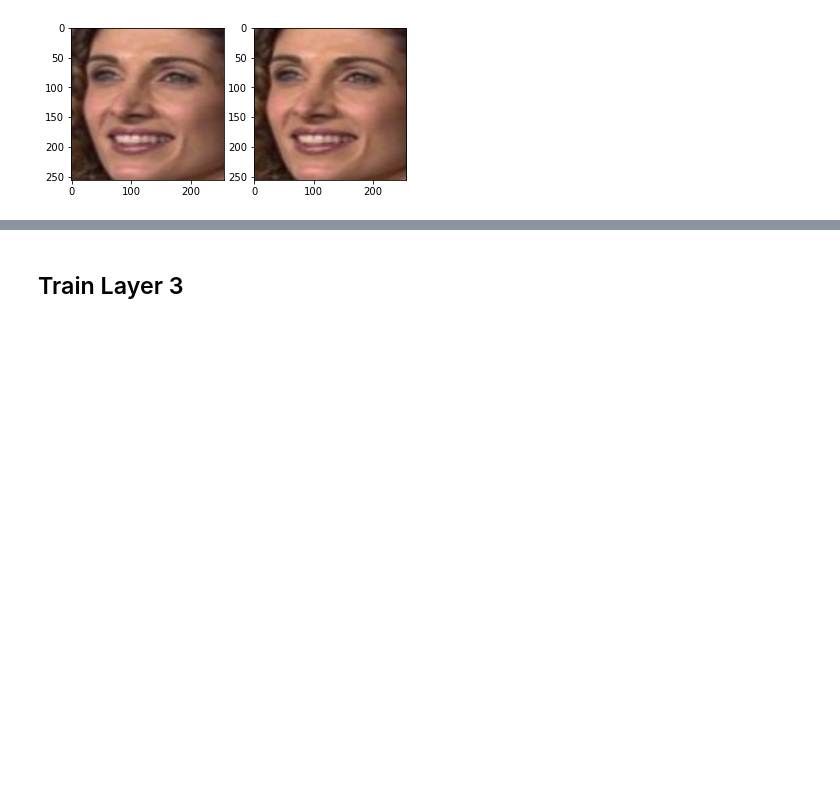
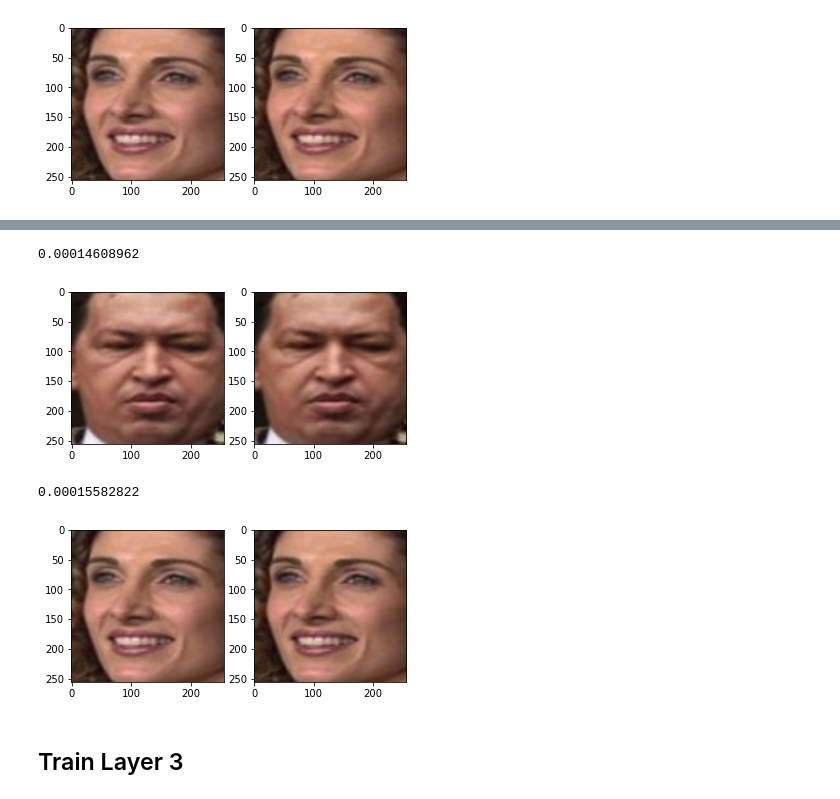
Before and after one commit to stevenjohnlarsen/StyleTransfer, a Jupyter notebook: Train Weights Final.ipynb, the cells around one changed output, grey strips where cells are left out. Drawn from its saved outputs; the diff is of its cells as text; code cells hidden in the pictures; blank space fills up the shorter version.

```diff
--- a/Train Weights Final.ipynb
+++ b/Train Weights Final.ipynb
@@ -492,3 +492,13 @@ encoder_decoder.export_model()
+# %%
+
+plot_img_decoder_encoder(resized_faces[80], encoder_decoder_2.model)
+
+plot_img_decoder_encoder(resized_faces[81], encoder_decoder_2.model)
+# %% [output]
+0.00014608962
+[figure, added]
+0.00015582822
+[figure, added]
 # %% [markdown]
 ## Train Layer 3
 # %%
```
Also changed, not shown: parts of 9 cells of this notebook, 1 other file.
